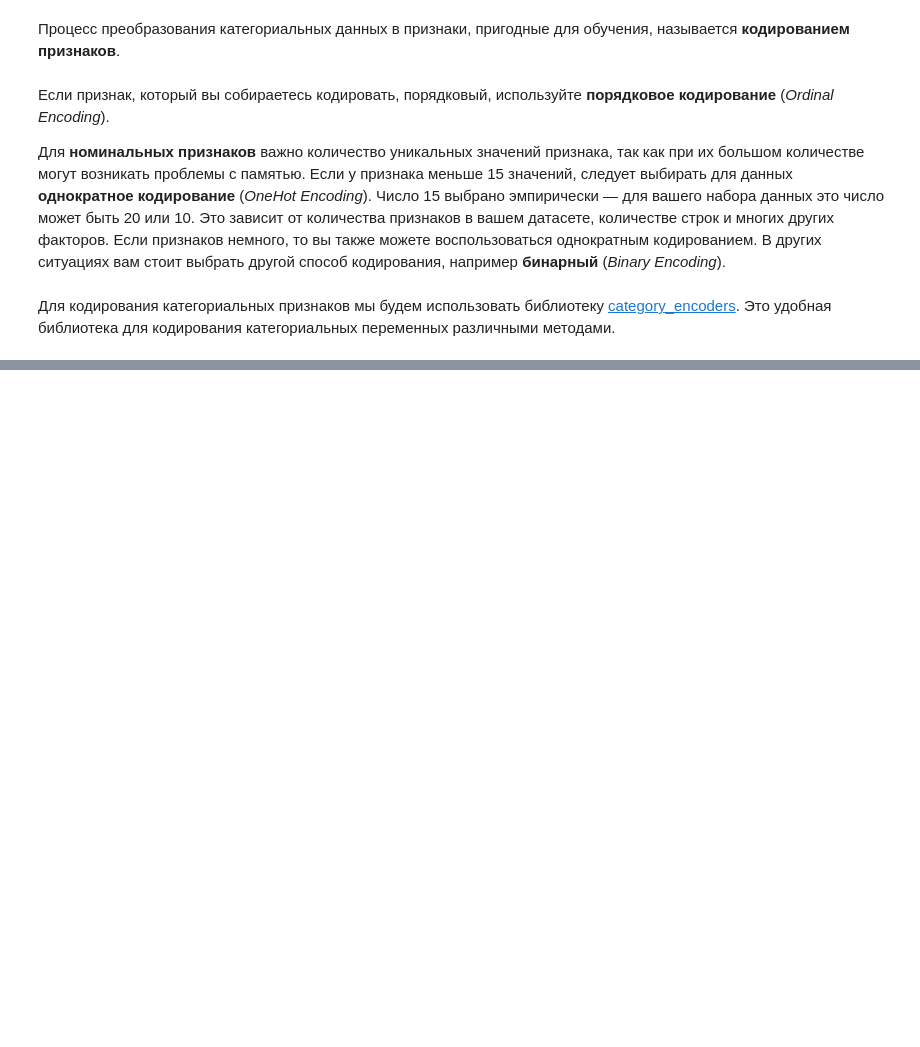
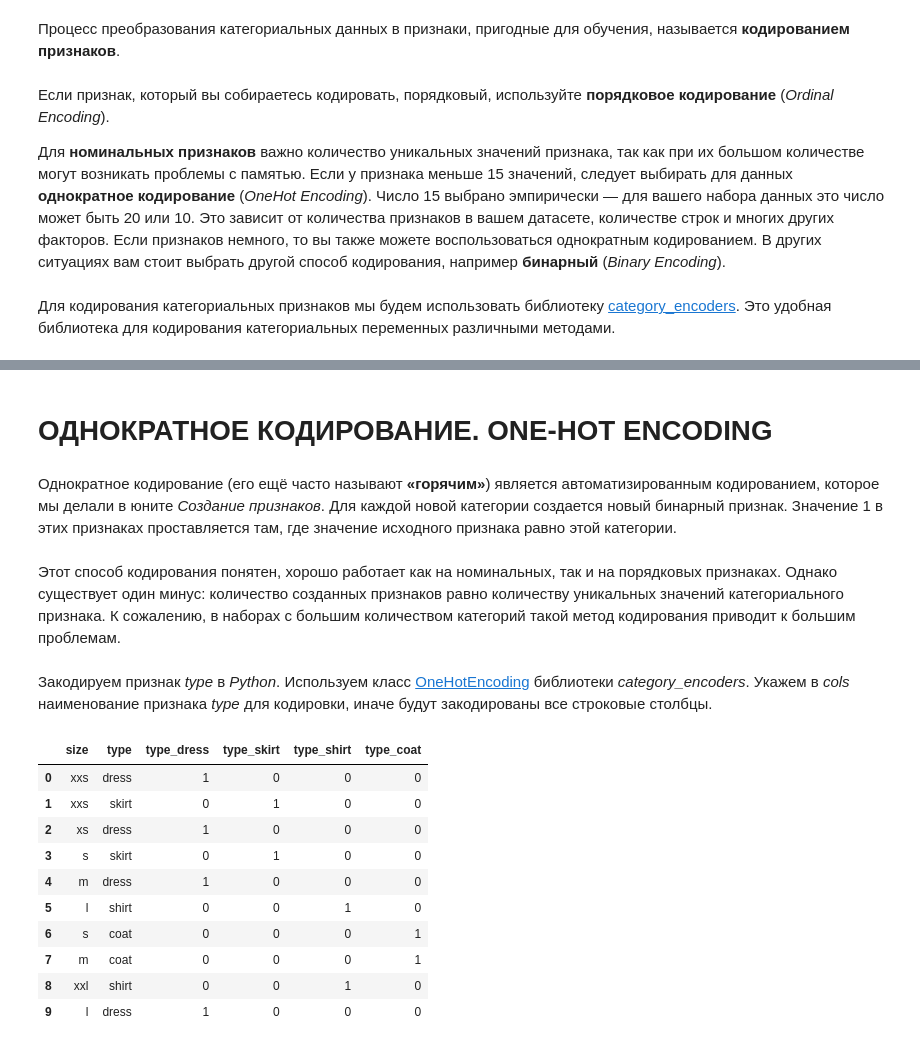
Before and after one commit to Lidiya-cutie/DS_SkillFactory, a Jupyter notebook: CodingMethods.ipynb, the cells around one changed output, grey strips where cells are left out. Cells and saved outputs as stored; diff of their text form; code cells hidden in the pictures; blank space fills up the shorter version.

Commit message:
add  data folder and codingmethods file

```diff
--- a/CodingMethods.ipynb
+++ b/CodingMethods.ipynb
@@ -15,0 +25,20 @@ Error:
+# %%
+
+# Импортируем библиотеку
+import pandas as pd
+# инициализируем информацию об одежде
+clothing_list = [
+    ['xxs', 'dress'],
+    ['xxs', 'skirt'],
+    ['xs', 'dress'],
+    ['s', 'skirt'],
+    ['m', 'dress'],
+    ['l', 'shirt'],
+    ['s', 'coat'],
+    ['m', 'coat'],
+    ['xxl', 'shirt'],
+    ['l', 'dress']
+]
+
+clothing = pd.DataFrame(clothing_list, columns = ['size',  'type'])
+clothing
@@ -15,0 +65,10 @@ Error:
+# %%
+# импортируем библиотеку для работы с кодировщиками
+import category_encoders as ce
+
+ord_encoder = ce.OrdinalEncoder()
+data_bin = ord_encoder.fit_transform(clothing[['size']])
+clothing = pd.concat([clothing,data_bin], axis=1)
+# параметр axis=1 говорит о том, что мы обращаемся с столбцу
+
+clothing
@@ -15,0 +91,30 @@ Error:
+# %% [markdown]
+# ОДНОКРАТНОЕ КОДИРОВАНИЕ. ONE-HOT ENCODING
+# %% [markdown]
+Однократное кодирование (его ещё часто называют **«горячим»**) является автоматизированным кодированием, которое мы делали в юните *Создание признаков*. Для каждой новой категории создается новый бинарный признак. Значение 1 в этих признаках проставляется там, где значение исходного признака равно этой категории.
+# %% [markdown]
+Этот способ кодирования понятен, хорошо работает как на номинальных, так и на порядковых признаках. Однако существует один минус: количество созданных признаков равно количеству уникальных значений категориального признака. К сожалению, в наборах с большим количеством категорий такой метод кодирования приводит к большим проблемам.
+# %% [markdown]
+Закодируем признак *type* в *Python*. Используем класс [OneHotEncoding](https://contrib.scikit-learn.org/category_encoders/onehot.html) библиотеки *category_encoders*. Укажем в *cols* наименование признака *type* для кодировки, иначе будут закодированы все строковые столбцы.
+# %%
+# импорт для работы с кодировщиком
+import category_encoders as ce
+
+encoder = ce.OneHotEncoder(cols=['type'], use_cat_names=True)
+# указываем столбец для кодирования
+type_bin = encoder.fit_transform(clothing['type'])
+clothing = pd.concat([clothing, type_bin], axis=1)
+
+clothing
+# %% [output]
+|  | size | type | type_dress | type_skirt | type_shirt | type_coat |
+| 0 | xxs | dress | 1 | 0 | 0 | 0 |
+| 1 | xxs | skirt | 0 | 1 | 0 | 0 |
+| 2 | xs | dress | 1 | 0 | 0 | 0 |
+| 3 | s | skirt | 0 | 1 | 0 | 0 |
+| 4 | m | dress | 1 | 0 | 0 | 0 |
+| 5 | l | shirt | 0 | 0 | 1 | 0 |
+| 6 | s | coat | 0 | 0 | 0 | 1 |
+| 7 | m | coat | 0 | 0 | 0 | 1 |
+| 8 | xxl | shirt | 0 | 0 | 1 | 0 |
+| 9 | l | dress | 1 | 0 | 0 | 0 |
```
Also changed, not shown: parts of 28 cells of this notebook, 1 other file.
